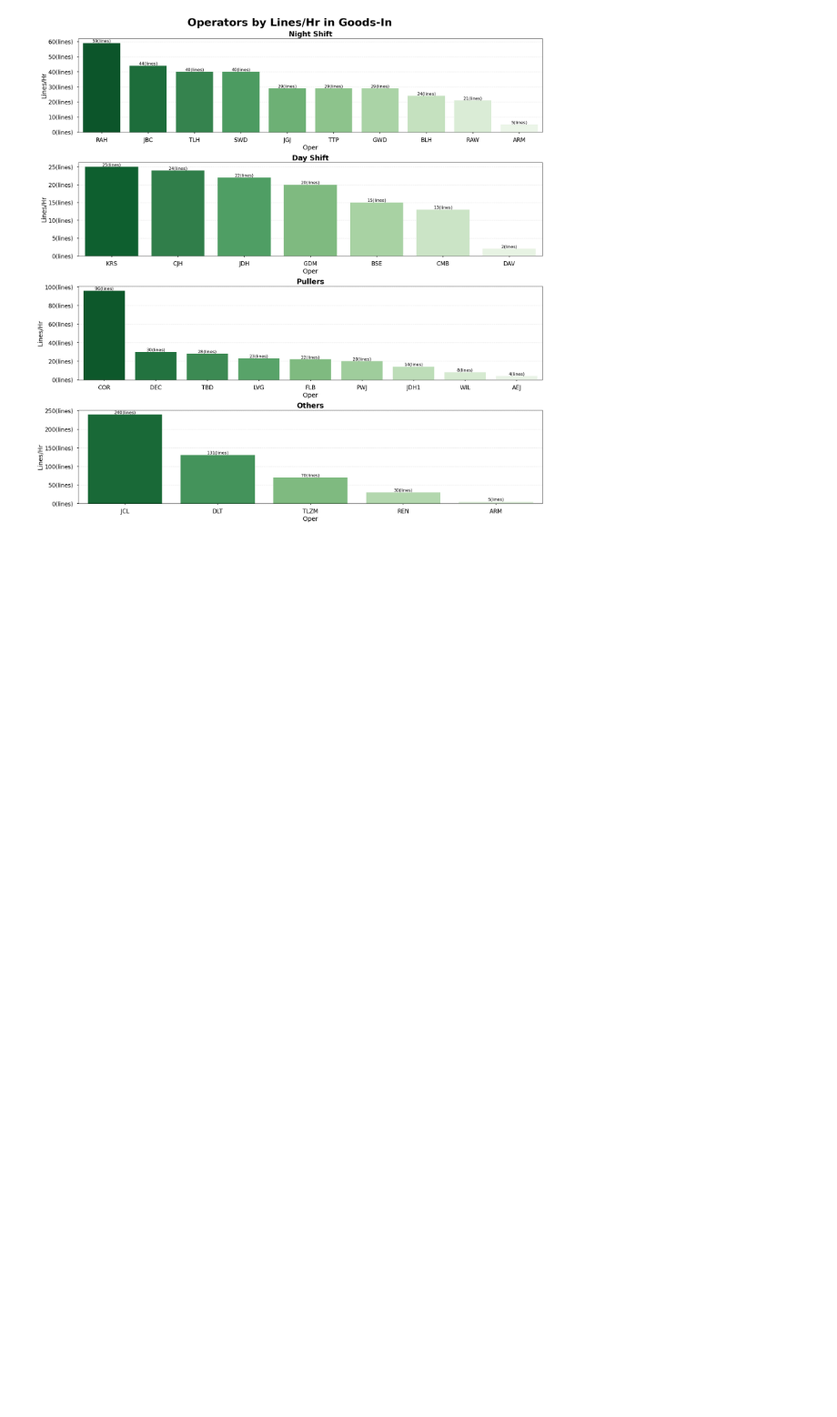
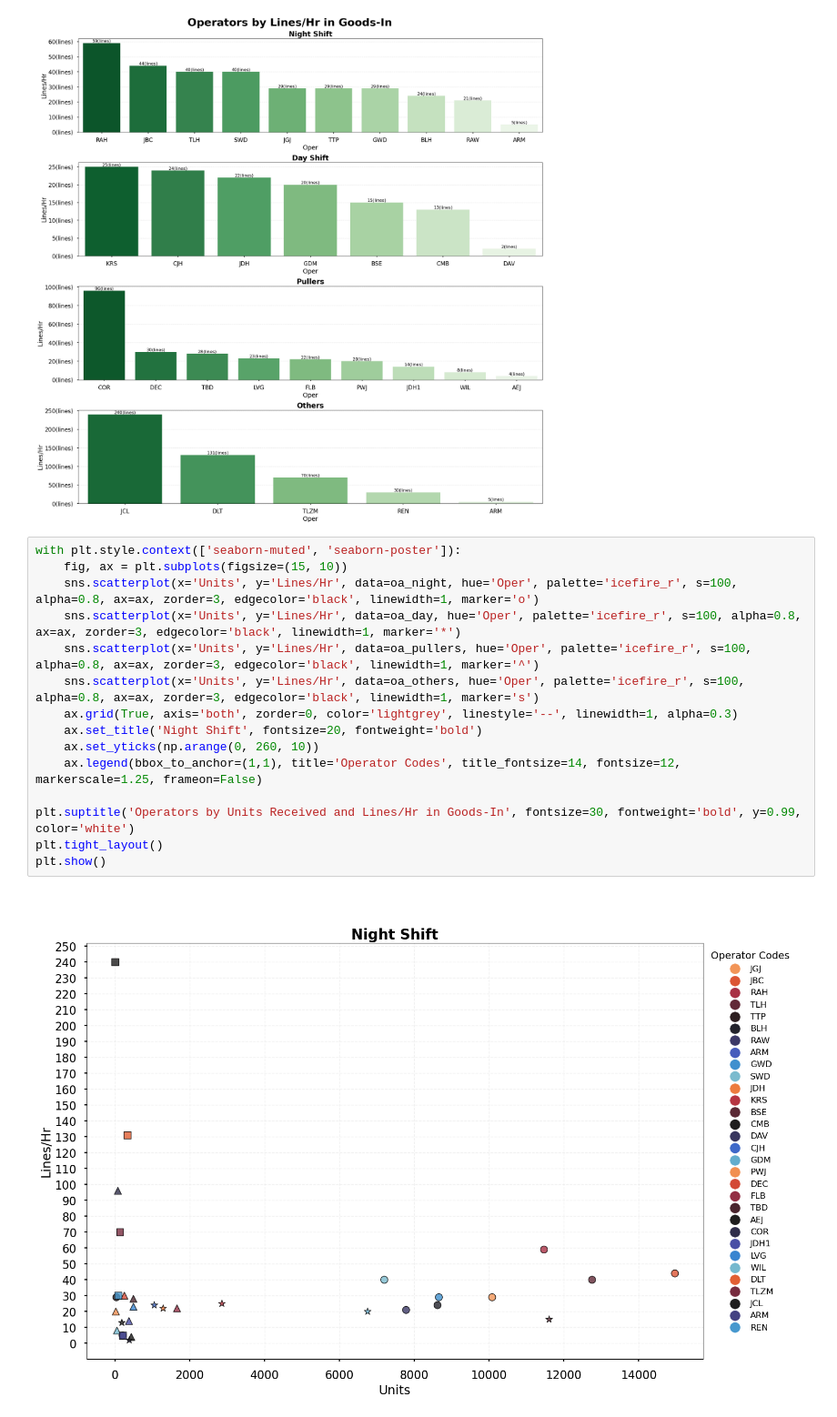
Before and after one commit to zeekwired/Tristate, a Jupyter notebook: Operator_Analysis.ipynb, the cells around one changed output. Shown at 91% size. Drawn from its saved outputs; the diff is of its cells as text; blank space fills up the shorter version.

```diff
--- a/Operator_Analysis.ipynb
+++ b/Operator_Analysis.ipynb
@@ -197,3 +197,20 @@ plt.tight_layout()
 plt.show();
 # %% [output]
 [figure]
+# %%
+with plt.style.context(['seaborn-muted', 'seaborn-poster']):
+    fig, ax = plt.subplots(figsize=(15, 10))
+    sns.scatterplot(x='Units', y='Lines/Hr', data=oa_night, hue='Oper', palette='icefire_r', s=100, alpha=0.8, ax=ax, zorder=3, edgecolor='black', linewidth=1, marker='o')
+    sns.scatterplot(x='Units', y='Lines/Hr', data=oa_day, hue='Oper', palette='icefire_r', s=100, alpha=0.8, ax=ax, zorder=3, edgecolor='black', linewidth=1, marker='*')
+    sns.scatterplot(x='Units', y='Lines/Hr', data=oa_pullers, hue='Oper', palette='icefire_r', s=100, alpha=0.8, ax=ax, zorder=3, edgecolor='black', linewidth=1, marker='^')
+    sns.scatterplot(x='Units', y='Lines/Hr', data=oa_others, hue='Oper', palette='icefire_r', s=100, alpha=0.8, ax=ax, zorder=3, edgecolor='black', linewidth=1, marker='s')
+    ax.grid(True, axis='both', zorder=0, color='lightgrey', linestyle='--', linewidth=1, alpha=0.3)
+    ax.set_title('Night Shift', fontsize=20, fontweight='bold')
+    ax.set_yticks(np.arange(0, 260, 10))
+    ax.legend(bbox_to_anchor=(1,1), title='Operator Codes', title_fontsize=14, fontsize=12, markerscale=1.25, frameon=False)
+
+plt.suptitle('Operators by Units Received and Lines/Hr in Goods-In', fontsize=30, fontweight='bold', y=0.99, color='white')
+plt.tight_layout()
+plt.show()
+# %% [output]
+[figure, added]
```
